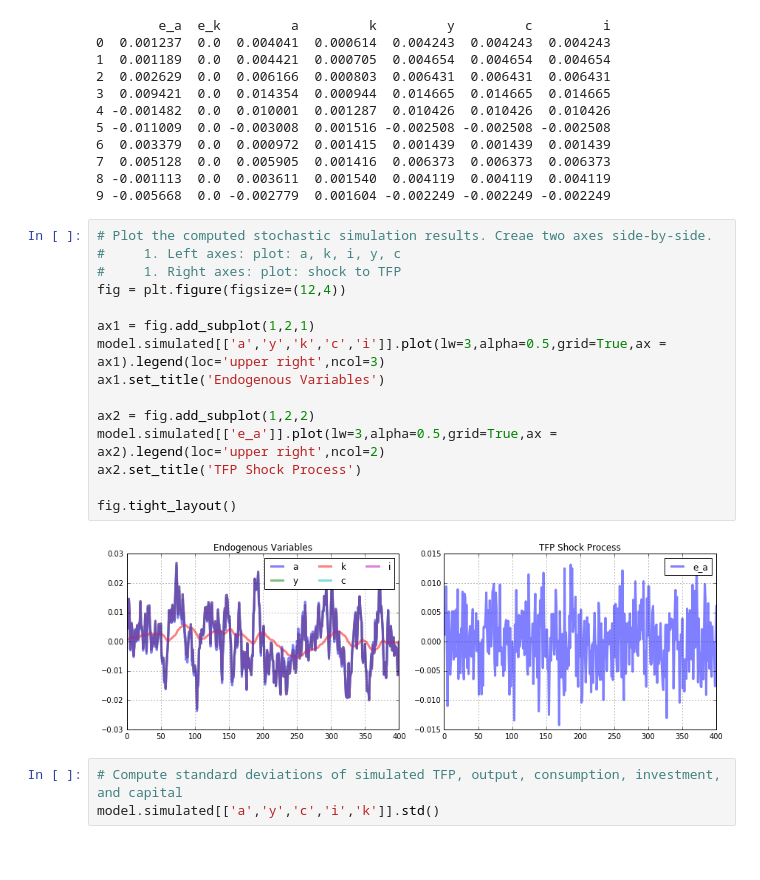
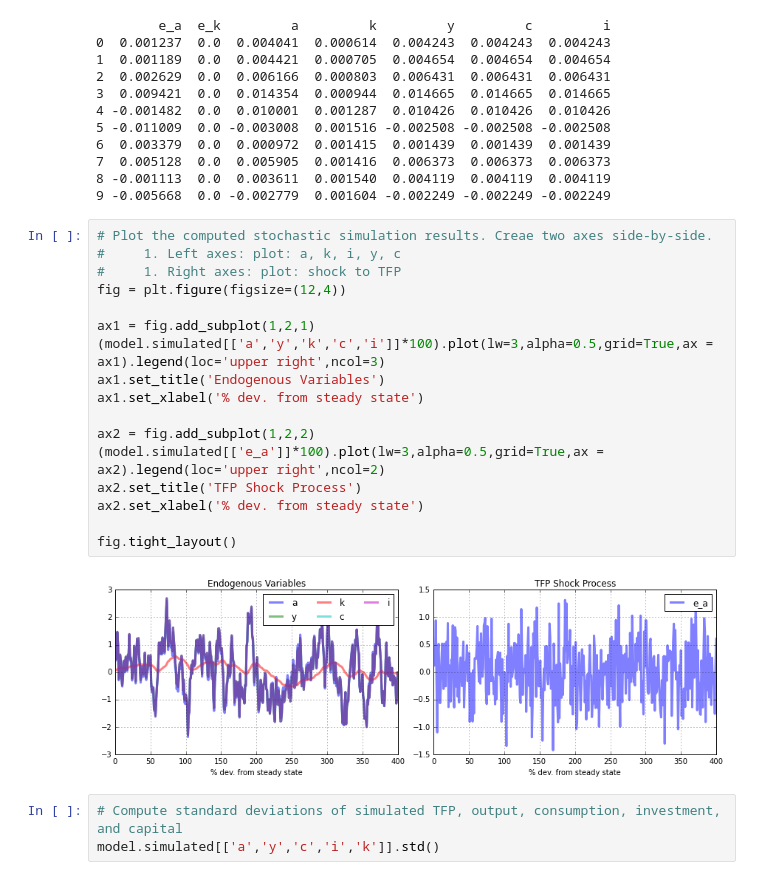
Before and after one commit to lnsongxf/econ126, a Jupyter notebook: Homework Notebooks/Econ126_Winter2021_Homework_06.ipynb, the cells around one changed output. Cells and saved outputs as stored; diff of their text form.

```diff
--- a/Homework Notebooks/Econ126_Winter2021_Homework_06.ipynb
+++ b/Homework Notebooks/Econ126_Winter2021_Homework_06.ipynb
@@ -251,20 +251,22 @@ print(model.simulated.head(10))
 # %%
 # Plot the computed stochastic simulation results. Creae two axes side-by-side.
 #     1. Left axes: plot: a, k, i, y, c
 #     1. Right axes: plot: shock to TFP
 fig = plt.figure(figsize=(12,4))
 
 ax1 = fig.add_subplot(1,2,1)
-model.simulated[['a','y','k','c','i']].plot(lw=3,alpha=0.5,grid=True,ax = ax1).legend(loc='upper right',ncol=3)
+(model.simulated[['a','y','k','c','i']]*100).plot(lw=3,alpha=0.5,grid=True,ax = ax1).legend(loc='upper right',ncol=3)
 ax1.set_title('Endogenous Variables')
+ax1.set_xlabel('% dev. from steady state')
 
 ax2 = fig.add_subplot(1,2,2)
-model.simulated[['e_a']].plot(lw=3,alpha=0.5,grid=True,ax = ax2).legend(loc='upper right',ncol=2)
+(model.simulated[['e_a']]*100).plot(lw=3,alpha=0.5,grid=True,ax = ax2).legend(loc='upper right',ncol=2)
 ax2.set_title('TFP Shock Process')
+ax2.set_xlabel('% dev. from steady state')
 
 fig.tight_layout()
 # %% [output]
-[figure, old version]
+[figure, new version]
 # %%
 # Compute standard deviations of simulated TFP, output, consumption, investment, and capital
 model.simulated[['a','y','c','i','k']].std()
```
Also changed, not shown: 1 other file.
